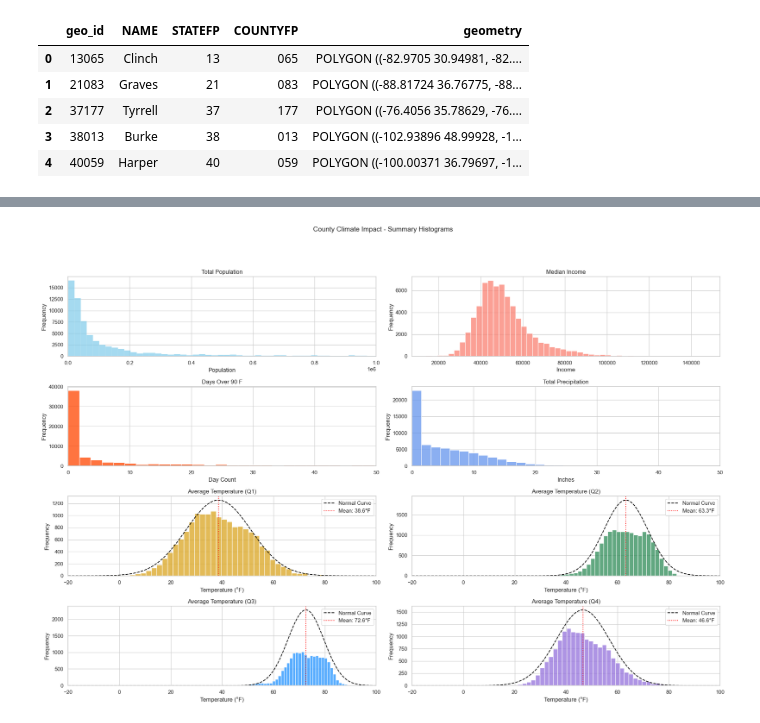
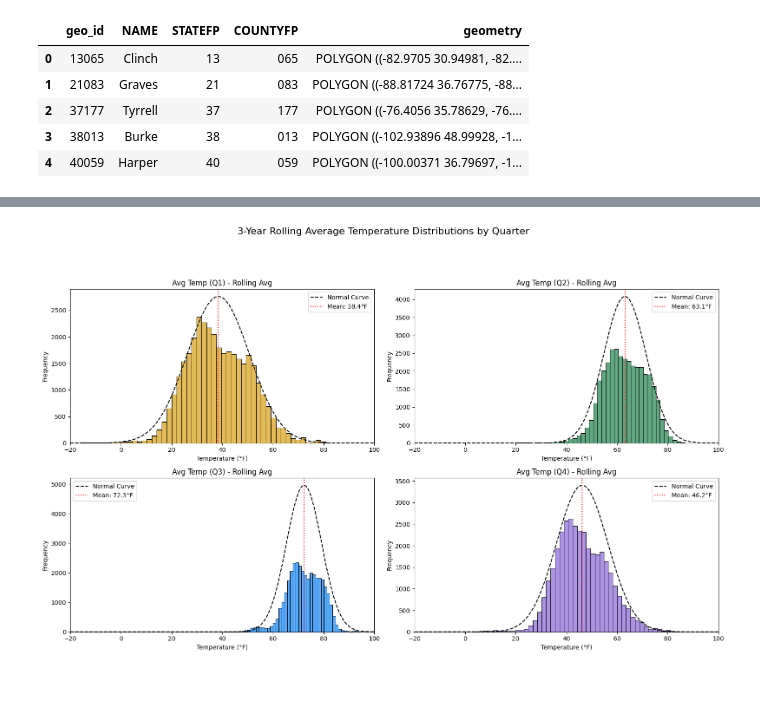
Before and after one commit to iauger/County_Climate_Impact, a Jupyter notebook: Data_Preparation.ipynb, the cells around one changed output, grey strips where cells are left out. Cells and saved outputs as stored; diff of their text form; code cells hidden in the pictures; blank space fills up the shorter version.

Commit message:
update notebooks and data

```diff
--- a/Data_Preparation.ipynb
+++ b/Data_Preparation.ipynb
@@ -333 +345,21 @@ memory usage: 91.2+ MB
 None
+# %%
+change_cols = [
+    "median_income",
+    "total_pop",
+    "poverty",
+    "gini_index"
+]
+
+for col in change_cols:
+    group = weather_with_acs.groupby("geo_id")[col]
+
+    # YoY change
+    weather_with_acs[col + "_change"] = group.diff().fillna(0).replace([np.inf, -np.inf], 0)
+
+    # Percent change
+    weather_with_acs[col + "_pct"] = group.pct_change(fill_method=None).fillna(0) * 100
+    weather_with_acs[col + "_pct"] = weather_with_acs[col + "_pct"].replace([np.inf, -np.inf], 0)
+
+    # 3-year rolling average
+    weather_with_acs[col + "_roll3"] = group.transform(lambda x: x.rolling(window=3, min_periods=1).mean())
@@ -334,63 +423,40 @@ None
 # %%
-sns.set_theme(style="whitegrid")
-
-fig, axs = plt.subplots(4,2, figsize=(20,14))
-fig.suptitle("County Climate Impact - Summary Histograms", fontsize=14, y=1.02)
-
-sns.histplot(training_data["total_pop"], bins=500,  ax=axs[0,0], color="skyblue")
-axs[0,0].set_title("Total Population")
-axs[0,0].set_xlabel("Population")
-axs[0,0].set_ylabel("Frequency")
-axs[0,0].set_xlim(0,1_000_000)
-
-sns.histplot(training_data["median_income"], bins=50,  ax=axs[0,1], color="salmon")
-axs[0,1].set_title("Median Income")
-axs[0,1].set_xlabel("Income")
-axs[0,1].set_ylabel("Frequency")
-
-sns.histplot(training_data["heat_days_90F"], bins=50,  ax=axs[1,0], color="orangered")
-axs[1,0].set_title("Days Over 90 F")
-axs[1,0].set_xlabel("Day Count")
-axs[1,0].set_ylabel("Frequency")
-axs[1,0].set_xlim(0,50)
-
-sns.histplot(training_data["total_precip"], bins=50,  ax=axs[1,1], color="cornflowerblue")
-axs[1,1].set_title("Total Precipitation")
-axs[1,1].set_xlabel("Inches")
-axs[1,1].set_ylabel("Frequency")
-axs[1,1].set_xlim(0,50)
-
-# Define quarter-to-color mapping
+# Define your quarter-color mapping
 colors = {
     1: "goldenrod",
     2: "seagreen",
     3: "dodgerblue",
     4: "mediumpurple"
 }
 
-# Loop through quarters for temperature histograms
+# Set up the figure
+fig, axs = plt.subplots(2, 2, figsize=(16, 10))
+fig.suptitle("3-Year Rolling Average Temperature Distributions by Quarter", fontsize=16, y=1.02)
+
+# Plot each quarter
 for i, quarter in enumerate([1, 2, 3, 4]):
-    row = i // 2 + 2  # start at row 2
+    row = i // 2
     col = i % 2
-    data = training_data[training_data["quarter"] == quarter]["avg_temp"].dropna()
+
+    colname = f"avg_temp_q{quarter}_roll3"
+    data = weather_with_acs[colname].dropna()
 
     mean = data.mean()
     std = data.std()
     x_range = np.linspace(-20, 100, 500)
-    y_norm = norm.pdf(x_range, mean, std) * len(data) * (120 / 50)  # scale to histogram height
+    y_norm = norm.pdf(x_range, mean, std) * len(data) * (120 / 50)
 
     sns.histplot(data, bins=50, ax=axs[row, col], color=colors[quarter])
     axs[row, col].plot(x_range, y_norm, color="black", linestyle="--", linewidth=1.5, label="Normal Curve")
     axs[row, col].axvline(mean, color="red", linestyle=":", linewidth=1.5, label=f"Mean: {mean:.1f}°F")
 
-    axs[row, col].set_title(f"Average Temperature (Q{quarter})")
+    axs[row, col].set_title(f"Avg Temp (Q{quarter}) - Rolling Avg")
     axs[row, col].set_xlabel("Temperature (°F)")
     axs[row, col].set_ylabel("Frequency")
     axs[row, col].set_xlim(-20, 100)
     axs[row, col].legend()
 
-# Adjust layout
-plt.tight_layout(rect=[0, 0.03, 1, 0.97])
+plt.tight_layout(rect=[0, 0.03, 1, 0.95])
 plt.show()
 # %% [output]
-[figure, old version]
+[figure, new version]
```
Also changed, not shown: parts of 16 cells of this notebook, 4 other files.
